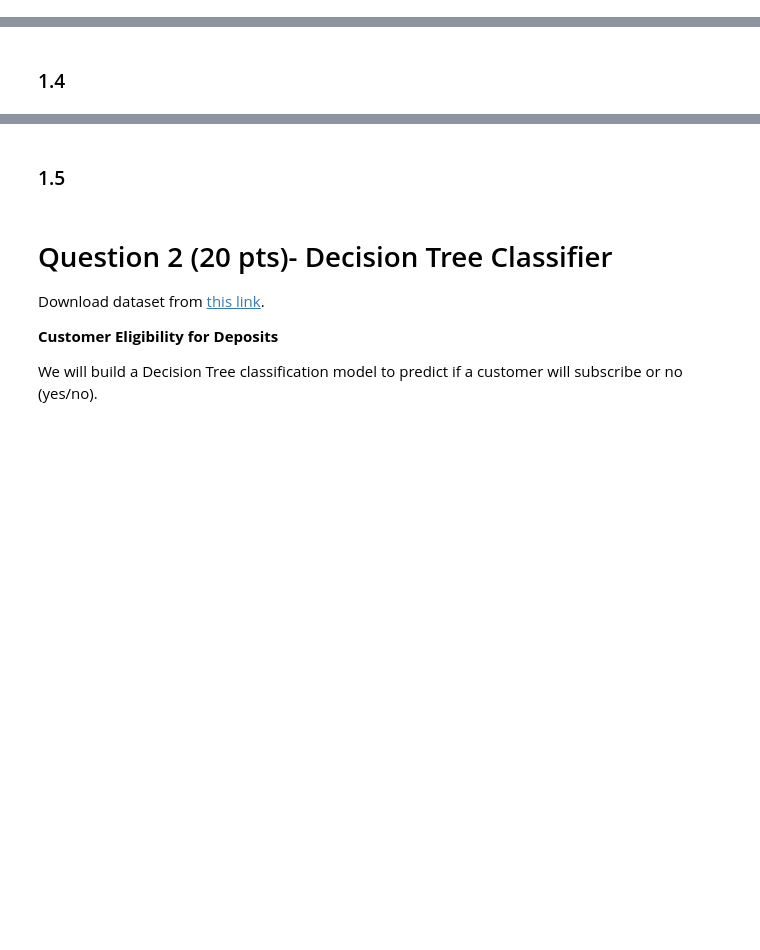
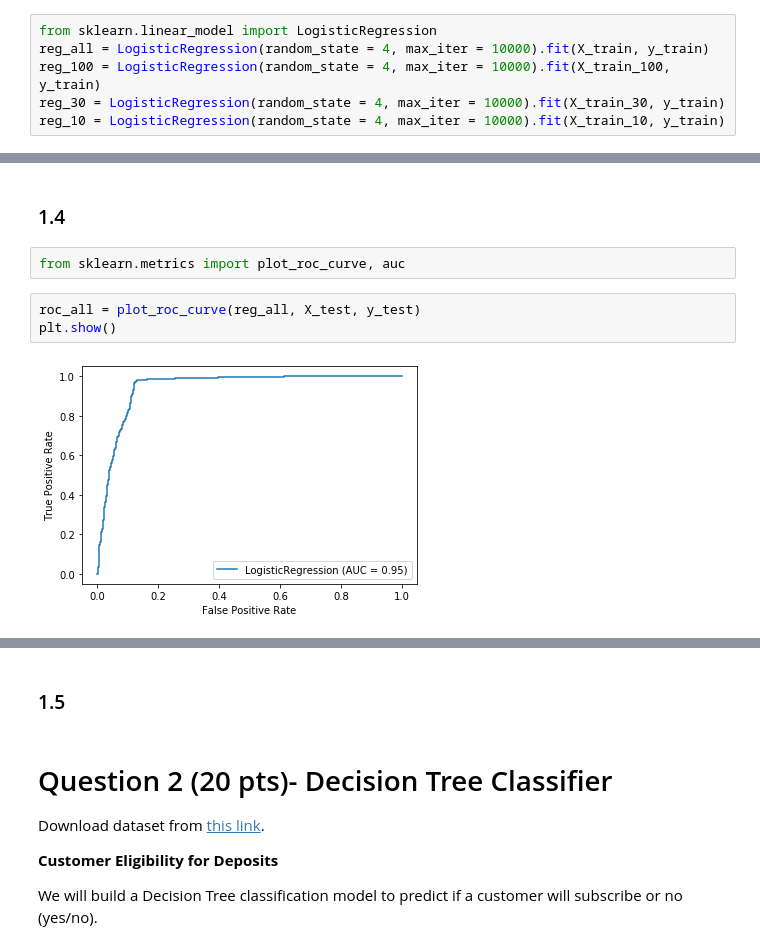
Before and after one commit to yifuhhh/EE380L_DataMining, a Jupyter notebook: HW4/HW4.ipynb, the cells around one changed output, grey strips where cells are left out. Drawn from its saved outputs; the diff is of its cells as text; blank space fills up the shorter version.

```diff
--- a/HW4/HW4.ipynb
+++ b/HW4/HW4.ipynb
@@ -91,0 +154,6 @@ Use Principal Component Analysis (PCA) to solve this problem.
+# %%
+from sklearn.linear_model import LogisticRegression
+reg_all = LogisticRegression(random_state = 4, max_iter = 10000).fit(X_train, y_train)
+reg_100 = LogisticRegression(random_state = 4, max_iter = 10000).fit(X_train_100, y_train)
+reg_30 = LogisticRegression(random_state = 4, max_iter = 10000).fit(X_train_30, y_train)
+reg_10 = LogisticRegression(random_state = 4, max_iter = 10000).fit(X_train_10, y_train)
@@ -92,2 +211,9 @@ Use Principal Component Analysis (PCA) to solve this problem.
 # %% [markdown]
 ### 1.4
+# %%
+from sklearn.metrics import plot_roc_curve, auc
+# %%
+roc_all = plot_roc_curve(reg_all, X_test, y_test)
+plt.show()
+# %% [output]
+[figure, added]
```
Also changed, not shown: parts of 15 cells of this notebook, 2 other files.
